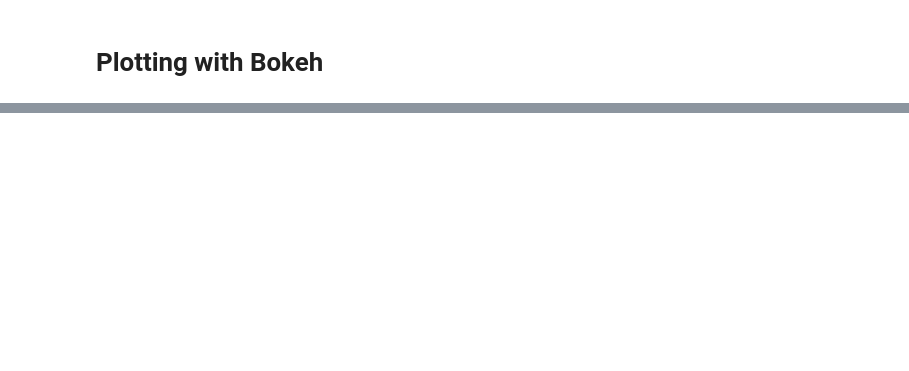
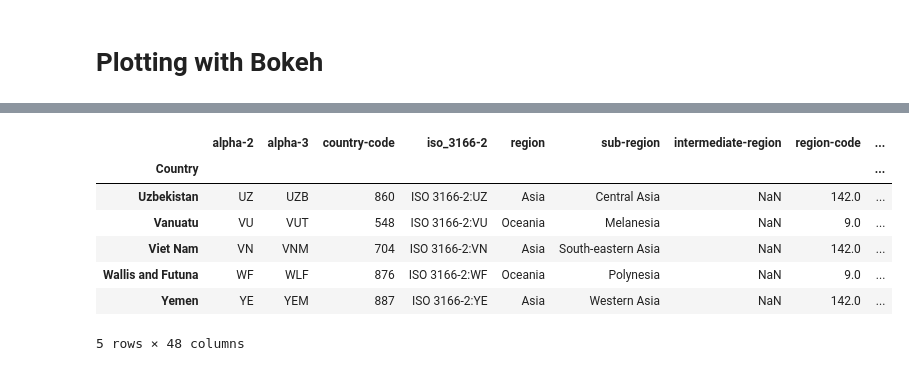
Before and after one commit to noatgnu/cds-python-graph, a Jupyter notebook: notebooks/main.ipynb, the cells around one changed output, grey strips where cells are left out. Cells and saved outputs as stored; diff of their text form; code cells hidden in the pictures; blank space fills up the shorter version.

```diff
--- a/notebooks/main.ipynb
+++ b/notebooks/main.ipynb
@@ -318,0 +397,14 @@ show(grid)
+# %%
+country_region = country_region[country_region["region"].isin(["Asia", "Oceania"])]
+country_region.index.name = "Country"
+selected_countries = country_region.join(measles["M1"])
+selected_countries.tail()
+# %% [output]
+|  | alpha-2 | alpha-3 | country-code | iso_3166-2 | region | sub-region | intermediate-region | region-code | ... |
+| Country |  |  |  |  |  |  |  |  | ... |
+| Uzbekistan | UZ | UZB | 860 | ISO 3166-2:UZ | Asia | Central Asia | NaN | 142.0 | ... |
+| Vanuatu | VU | VUT | 548 | ISO 3166-2:VU | Oceania | Melanesia | NaN | 9.0 | ... |
+| Viet Nam | VN | VNM | 704 | ISO 3166-2:VN | Asia | South-eastern Asia | NaN | 142.0 | ... |
+| Wallis and Futuna | WF | WLF | 876 | ISO 3166-2:WF | Oceania | Polynesia | NaN | 9.0 | ... |
+| Yemen | YE | YEM | 887 | ISO 3166-2:YE | Asia | Western Asia | NaN | 142.0 | ... |
+5 rows × 48 columns
```
Also changed, not shown: parts of 16 cells of this notebook, 2 other files.
